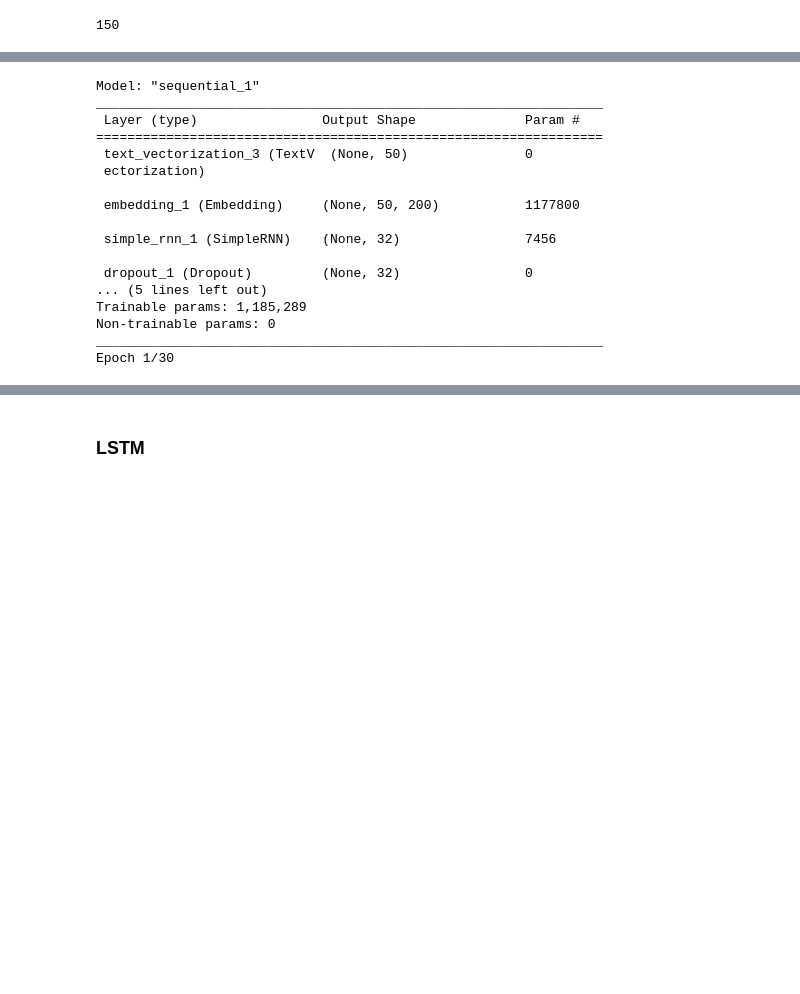
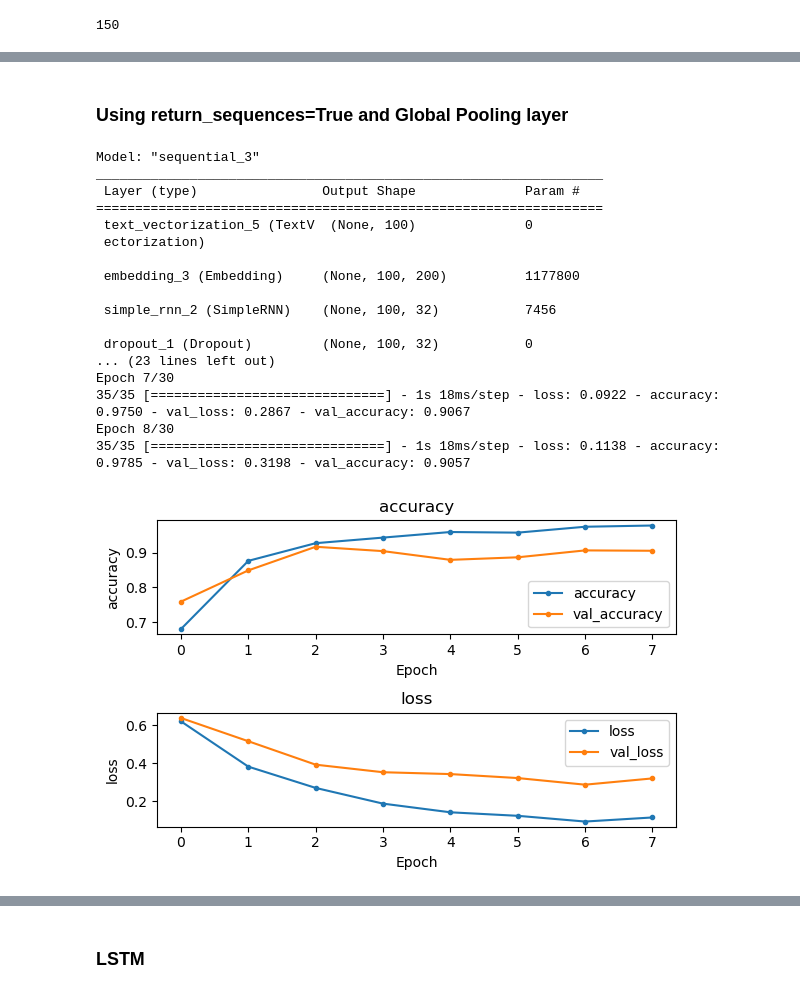
Before and after one commit to purvikansara/adv-ml-wk02-deep-nlp-codealongs, a Jupyter notebook: Lecture 1/SOLUTION-W02L01-deep-nlp-text-prep.ipynb, the cells around one changed output, grey strips where cells are left out. Saved outputs shown, nothing was run; the diff lists cells and outputs as text; code cells hidden in the pictures; blank space fills up the shorter version.

```diff
--- a/Lecture 1/SOLUTION-W02L01-deep-nlp-text-prep.ipynb
+++ b/Lecture 1/SOLUTION-W02L01-deep-nlp-text-prep.ipynb
@@ -760,5 +1410,7 @@ weighted avg       0.87      0.88      0.87       954
+# %% [markdown]
+###  Using return_sequences=True and Global Pooling layer
 # %%
-### BEST
+### Global Pooling Layer Version
 
 
 def build_rnn_model(text_vectorization_layer):
@@ -775,8 +1427,11 @@ def build_rnn_model(text_vectorization_layer):
         ])
 
     # Add *new* LSTM layer
-    model.add(layers.SimpleRNN(32)) #BEST=32
-    model.add(layers.Dropout(.3)) #BEST=.3
+    model.add(layers.SimpleRNN(32, return_sequences=True)) #BEST=32
+    model.add(layers.Dropout(.5)) #BEST=.3
+
+    # Add Layer that can handle the sequences
+    model.add(layers.GlobalMaxPooling1D())
 
     # Add output layer
     # model.add(layers.Dense(len(classes), activation='softmax'))
@@ -795,48 +1450,49 @@ def get_callbacks(patience=3, monitor='val_accuracy'):
     return [early_stop]
 
 ## Create text Vectorization layer
-SEQUENCE_LENGTH=50 #BEST=50
+SEQUENCE_LENGTH = 100 #BEST=50
 EMBED_DIM = 200 # BEST= 200
 
 exp_vectorizer = tf.keras.layers.TextVectorization(
     standardize="lower_and_strip_punctuation",
     output_mode="int",
     output_sequence_length=SEQUENCE_LENGTH
 )
 
 exp_vectorizer.adapt(ds_texts)
 
 # Build the lstm model and specify the vectorizer
 exp_rnn_model = build_rnn_model(exp_vectorizer)
 
 # Defien number of epocs
 EPOCHS = 30
 # Fit the model
 exp_history = exp_rnn_model.fit(
     train_ds,
     epochs=EPOCHS,
     validation_data=val_ds,
     callbacks=get_callbacks(patience=5),
 )
 fn.plot_history(exp_history,figsize=(6,4))
 # %% [output]
-Model: "sequential_1"
+Model: "sequential_3"
 _________________________________________________________________
  Layer (type)                Output Shape              Param #
 =================================================================
- text_vectorization_3 (TextV  (None, 50)               0
+ text_vectorization_5 (TextV  (None, 100)              0
  ectorization)
 
- embedding_1 (Embedding)     (None, 50, 200)           1177800
+ embedding_3 (Embedding)     (None, 100, 200)          1177800
 
- simple_rnn_1 (SimpleRNN)    (None, 32)                7456
+ simple_rnn_2 (SimpleRNN)    (None, 100, 32)           7456
 
- dropout_1 (Dropout)         (None, 32)                0
-... (5 lines left out)
-Trainable params: 1,185,289
-Non-trainable params: 0
-_________________________________________________________________
-Epoch 1/30
+ dropout_1 (Dropout)         (None, 100, 32)           0
+... (23 lines left out)
+Epoch 7/30
+35/35 [==============================] - 1s 18ms/step - loss: 0.0922 - accuracy: 0.9750 - val_loss: 0.2867 - val_accuracy: 0.9067
+Epoch 8/30
+35/35 [==============================] - 1s 18ms/step - loss: 0.1138 - accuracy: 0.9785 - val_loss: 0.3198 - val_accuracy: 0.9057
+[figure, added]
 # %%
 # Obtain the results
 results = fn.evaluate_classification_network(
```
Also changed, not shown: parts of 131 cells of this notebook.
